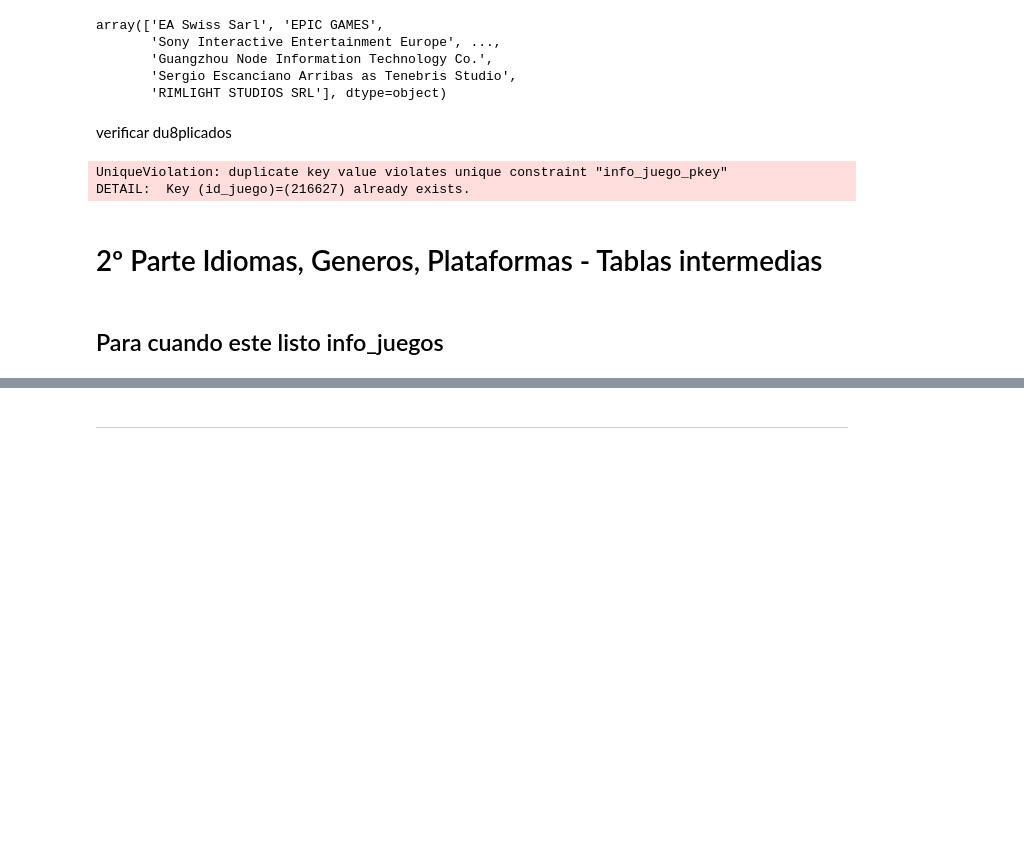
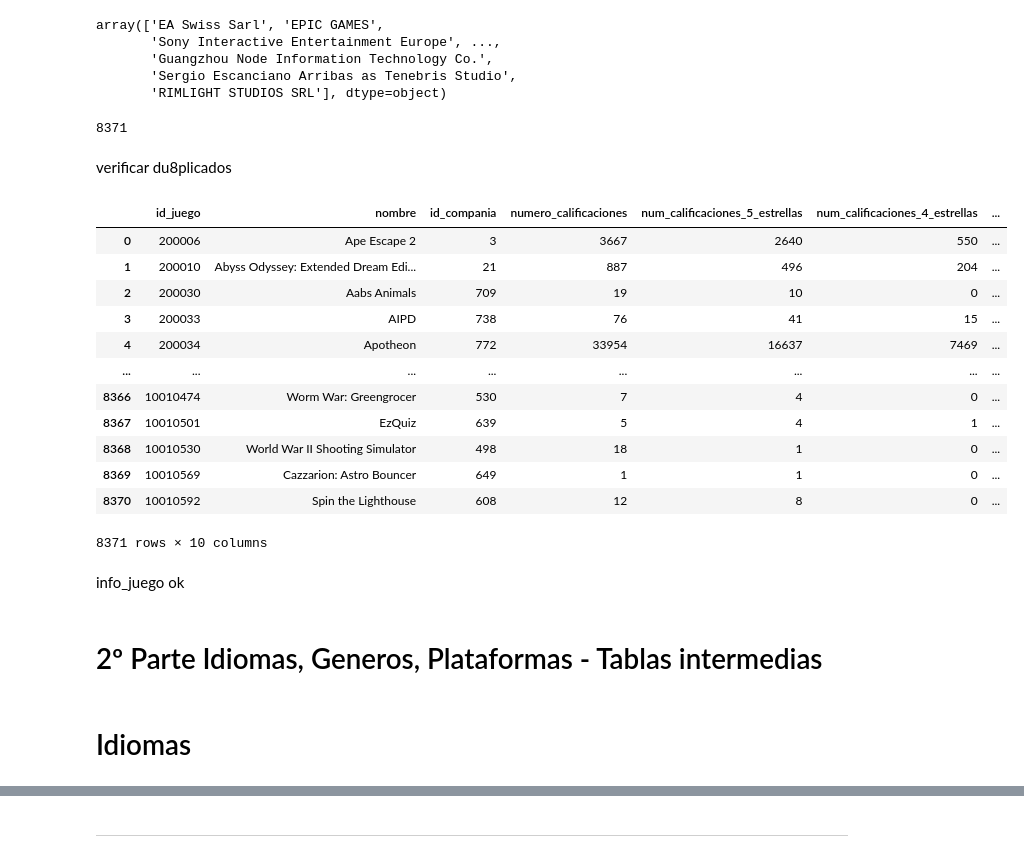
Before and after one commit to svalencia-romero/GamePriceTracker, a Jupyter notebook: notebooks/memoria_v1.ipynb, the cells around one changed output, grey strips where cells are left out. Drawn from its saved outputs; the diff is of its cells as text; code cells hidden in the pictures; blank space fills up the shorter version.

Commit message:
cambios csv, comb precios y falta meter lanzamiento por separado y tabla precios

```diff
--- a/notebooks/memoria_v1.ipynb
+++ b/notebooks/memoria_v1.ipynb
@@ -1355,8 +1372,6 @@ f.sql_query(query,conn)
 # IDIOMAS
 # %% [markdown]
 Seguimos con otras tablas de genero, idioma y plataforma, que son las que necesitan tabla intermedia
-# %%
-df = pd.read_csv('../csv_s/csv_limpio/es/csv_2024-03-19.csv')
 # %%
 df[df['id_juego'].duplicated()]
 # %% [output]
@@ -1527,11 +1542,15 @@ array(['EA Swiss Sarl', 'EPIC GAMES',
        'Guangzhou Node Information Technology Co.',
        'Sergio Escanciano Arribas as Tenebris Studio',
        'RIMLIGHT STUDIOS SRL'], dtype=object)
+# %%
+df["id_juego"].nunique()
+# %% [output]
+8371
 # %% [markdown]
 verificar du8plicados
 # %%
 def obtener_id_compania(cursor, compania):
-    cursor.execute("SELECT id_compania FROM compañia WHERE nombre_compañia LIKE %s;", ('%' + compania + '%',))
+    cursor.execute("SELECT id_compania FROM compania WHERE nombre_compania LIKE %s;", ('%' + compania + '%',))
     id_compania = cursor.fetchone()
     if id_compania:
         return id_compania[0]
@@ -1541,35 +1560,56 @@ def obtener_id_compania(cursor, compania):
 conn = f.conect_bbdd(cr.database, cr.host, cr.user, cr.password, cr.port)
 cursor = conn.cursor()
 for index, row in df.iterrows():
+    id_juego = row['id_juego']
 
-    companias = row['Compañia'].split(',')
-
-
-    for compania in companias:
-        compania = compania.strip()
-
-        id_compania = obtener_id_compania(cursor, compania)  # Obtener el id de la compañía
-        if id_compania is not None:
+    # Verificar si el id_juego ya existe en la tabla info_juego
+    cursor.execute("SELECT COUNT(*) FROM info_juego WHERE id_juego = %s", (id_juego,))
+    if cursor.fetchone()[0] == 0:
+        # Si el id_juego no existe en la tabla, entonces procede con la inserción
+        companias = row['Compañia'].split(',')
+        for compania in companias:
+            compania = compania.strip()
+            id_compania = obtener_id_compania(cursor, compania)  # Obtener el id de la compañía
             cursor.execute("INSERT INTO info_juego (id_juego, nombre, id_compania, numero_calificaciones, "
-                           "num_calficaciones_5_estrellas, num_calficaciones_4_estrellas, "
-                           "num_calficaciones_3_estrellas, num_calficaciones_2_estrellas, "
-                           "num_calficaciones_1_estrellas,calificacion_psn) "
-                           "VALUES (%s, %s, %s, %s, %s, %s, %s, %s, %s, %s);",
-                           (row['id_juego'], row['Titulo'], id_compania, row['Número de calificaciones'],
+                            "num_calificaciones_5_estrellas, num_calificaciones_4_estrellas, "
+                            "num_calificaciones_3_estrellas, num_calificaciones_2_estrellas, "
+                            "num_calificaciones_1_estrellas,calificacion_psn,lanzamiento) "
+                            "VALUES (%s, %s, %s, %s, %s, %s, %s, %s, %s, %s);",
+                            (id_juego, row['Titulo'], id_compania, row['Número de calificaciones'],
                             row['Calificación 5 estrellas'], row['Calificación 4 estrellas'],
                             row['Calificación 3 estrellas'], row['Calificación 2 estrellas'],
-                            row['Calificación 1 estrella'], row['Calificación PSN']))
+                            row['Calificación 1 estrella'], row['Calificación PSN'],row["Lanzamiento"]))
             conn.commit()
-        else:
-            print(f"No se encontró el ID para la compañía: {compania}")
+            break # Pongo este break para que solo me obtenga la primera parte, hay ocasiones que las , hace que tenga dos valores en vez uno como debería.
+    else:
+        print(f"El id_juego {id_juego} ya existe en la tabla info_juego")
 
 # Cerrar la conexión
 conn.close()
-# %% [output]
-UniqueViolation: duplicate key value violates unique constraint "info_juego_pkey"
-DETAIL:  Key (id_juego)=(216627) already exists.
+# %%
+#Comprobamos plataforma
+conn = f.conect_bbdd(cr.database,cr.host,cr.user,cr.password,cr.port)
+query = '''SELECT * FROM public.info_juego
+ORDER BY id_juego ASC '''
+f.sql_query(query,conn)
+# %% [output]
+|  | id_juego | nombre | id_compania | numero_calificaciones | num_calificaciones_5_estrellas | num_calificaciones_4_estrellas | ... |
+| 0 | 200006 | Ape Escape 2 | 3 | 3667 | 2640 | 550 | ... |
+| 1 | 200010 | Abyss Odyssey: Extended Dream Edi... | 21 | 887 | 496 | 204 | ... |
+| 2 | 200030 | Aabs Animals | 709 | 19 | 10 | 0 | ... |
+| 3 | 200033 | AIPD | 738 | 76 | 41 | 15 | ... |
+| 4 | 200034 | Apotheon | 772 | 33954 | 16637 | 7469 | ... |
+| ... | ... | ... | ... | ... | ... | ... | ... |
+| 8366 | 10010474 | Worm War: Greengrocer | 530 | 7 | 4 | 0 | ... |
+| 8367 | 10010501 | EzQuiz | 639 | 5 | 4 | 1 | ... |
+| 8368 | 10010530 | World War II Shooting Simulator | 498 | 18 | 1 | 0 | ... |
+| 8369 | 10010569 | Cazzarion: Astro Bouncer | 649 | 1 | 1 | 0 | ... |
+| 8370 | 10010592 | Spin the Lighthouse | 608 | 12 | 8 | 0 | ... |
+8371 rows × 10 columns
+# %% [markdown]
+info_juego ok
 # %% [markdown]
 # 2º Parte Idiomas, Generos, Plataformas - Tablas intermedias
-# %% [markdown]
-## Para cuando este listo info_juegos
+# %% [markdown]
+# Idiomas
 # %%
```
Also changed, not shown: parts of 15 cells of this notebook, 35 other files.
